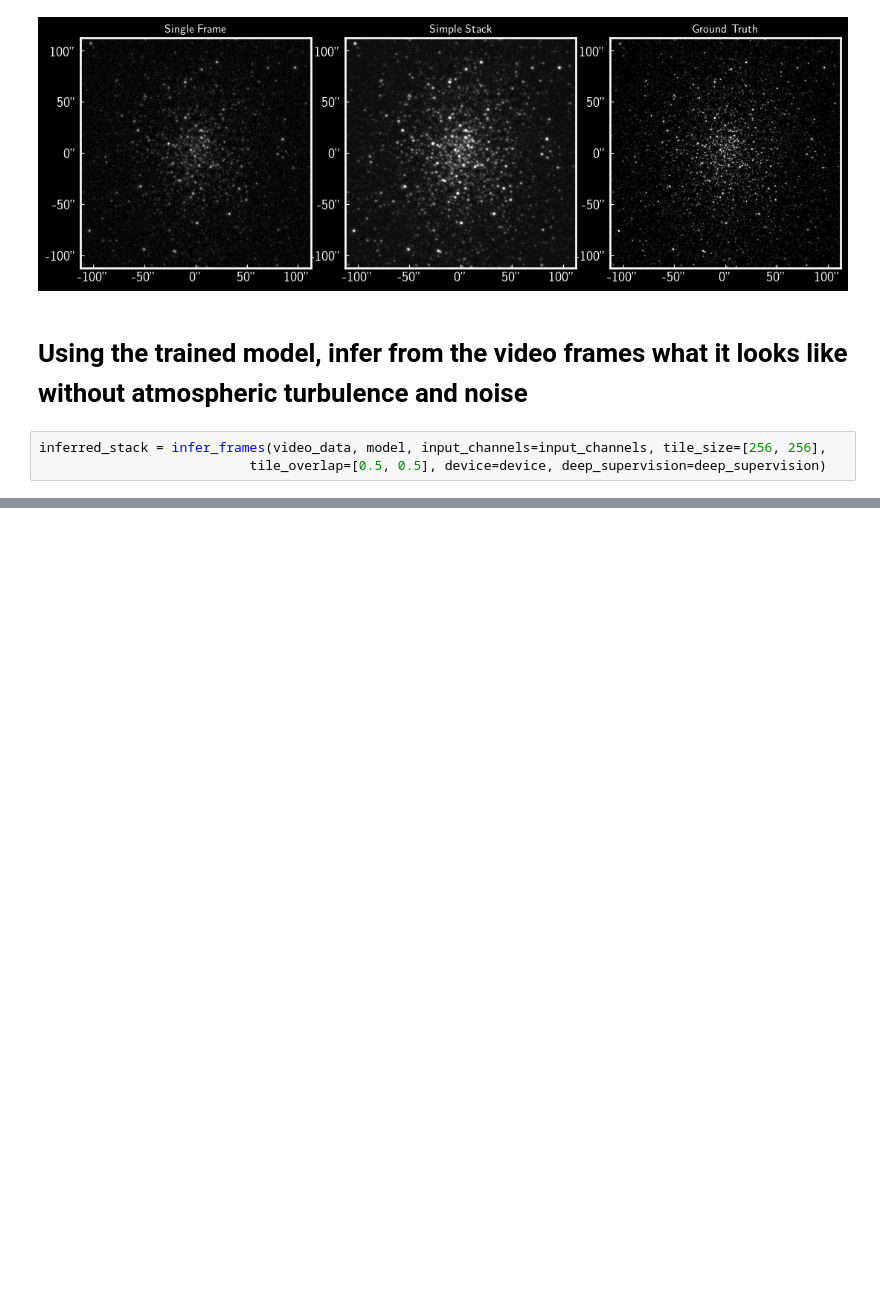
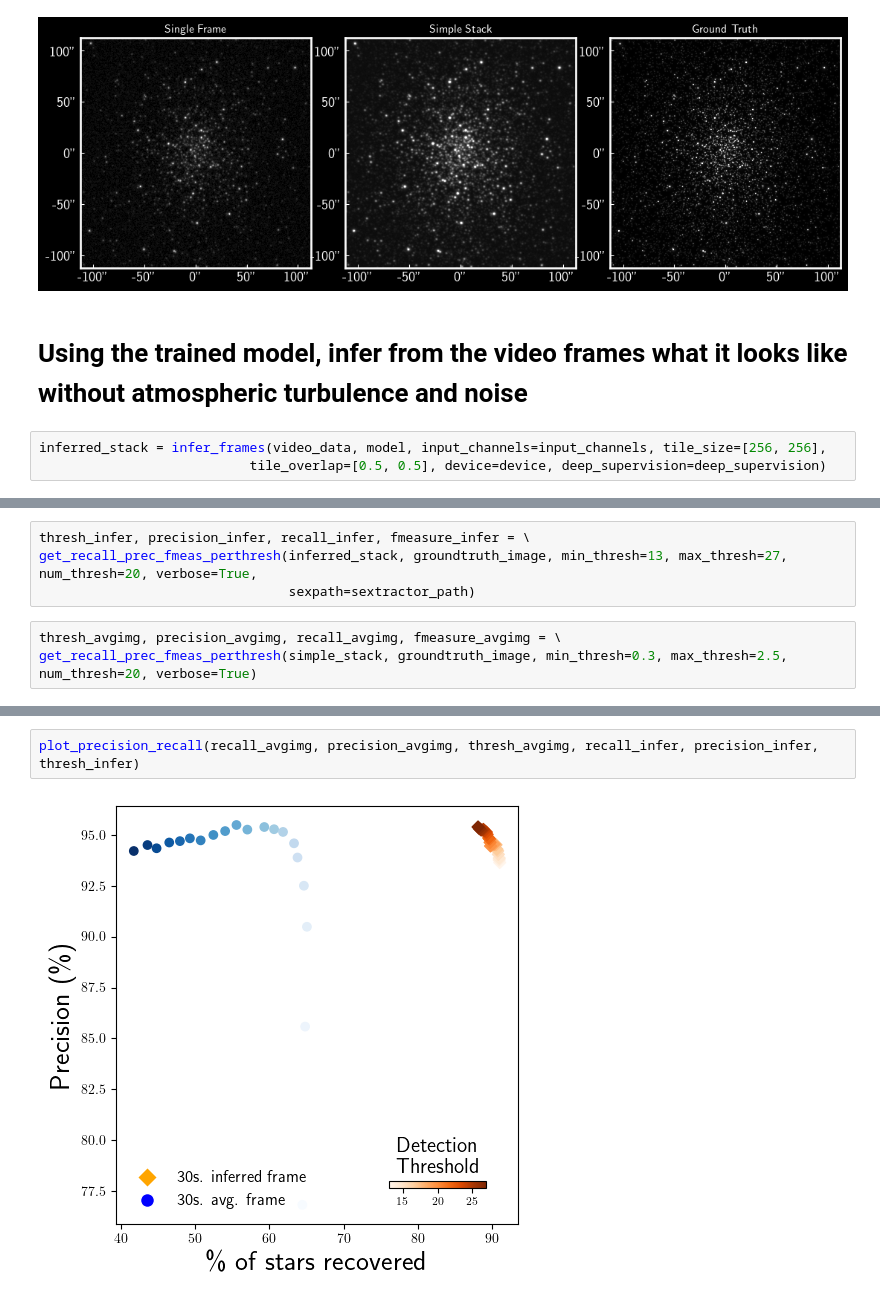
Before and after one commit to DanceCam/dancelibpublic, a Jupyter notebook: demo/M92.ipynb, the cells around one changed output, grey strips where cells are left out. Drawn from its saved outputs; the diff is of its cells as text; blank space fills up the shorter version.

Commit message:
added some SExtractor analysis to demo notebook

```diff
--- a/demo/M92.ipynb
+++ b/demo/M92.ipynb
@@ -127,0 +146,7 @@ plot_image_comparison_zoom([groundtruth_data, inferred_stack, simple_stack],
+# %%
+thresh_infer, precision_infer, recall_infer, fmeasure_infer = \
+get_recall_prec_fmeas_perthresh(inferred_stack, groundtruth_image, min_thresh=13, max_thresh=27, num_thresh=20, verbose=True,
+                                sexpath=sextractor_path)
+# %%
+thresh_avgimg, precision_avgimg, recall_avgimg, fmeasure_avgimg = \
+get_recall_prec_fmeas_perthresh(simple_stack, groundtruth_image, min_thresh=0.3, max_thresh=2.5, num_thresh=20, verbose=True)
@@ -127,0 +193,4 @@ plot_image_comparison_zoom([groundtruth_data, inferred_stack, simple_stack],
+# %%
+plot_precision_recall(recall_avgimg, precision_avgimg, thresh_avgimg, recall_infer, precision_infer, thresh_infer)
+# %% [output]
+[figure, added]
```
Also changed, not shown: parts of 8 cells of this notebook, 3 other files.
